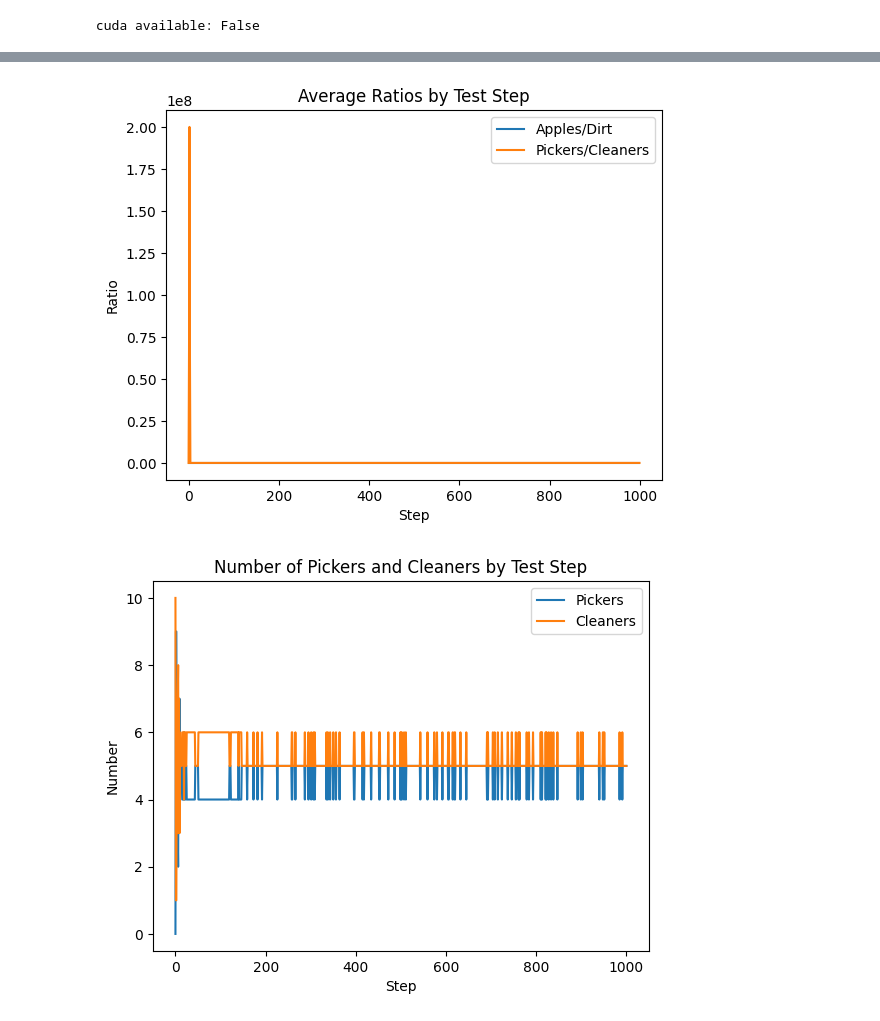
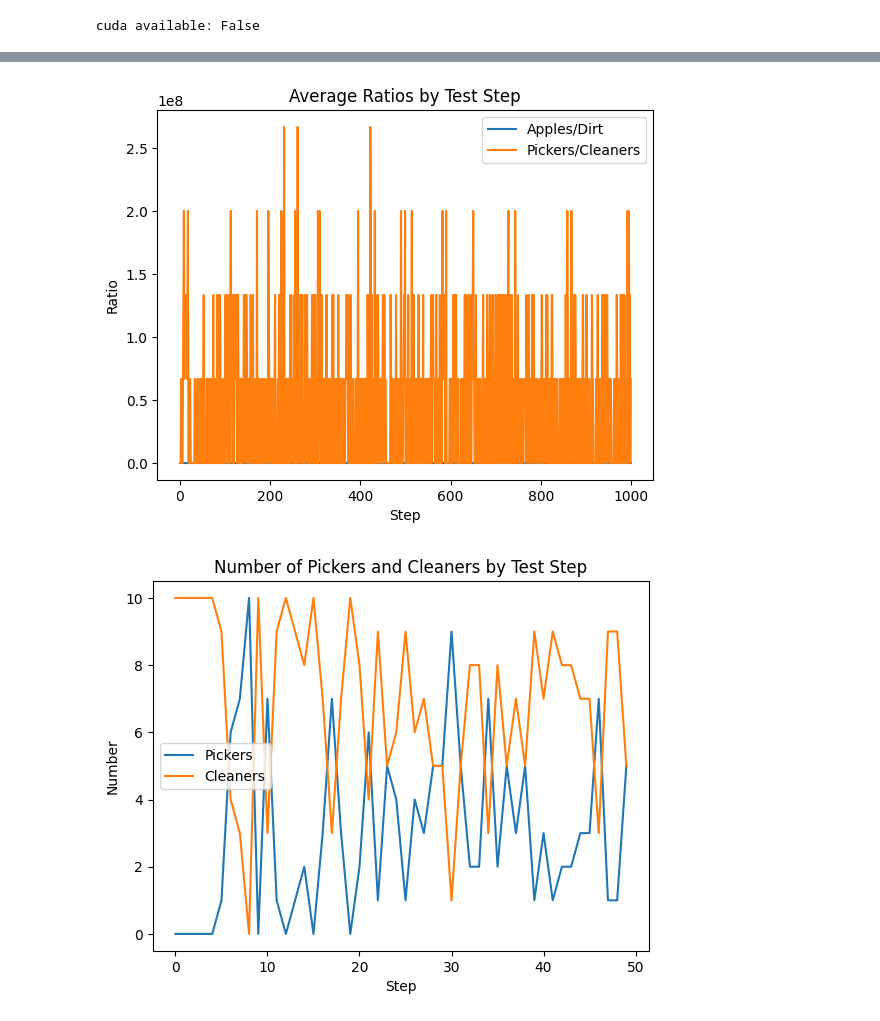
Before and after one commit to gnguralnick/social_reinforcement_learning, a Jupyter notebook: notebooks/one-d/exp_oned_u.ipynb, the cells around one changed output, grey strips where cells are left out. Cells and saved outputs as stored; diff of their text form; code cells hidden in the pictures.

```diff
--- a/notebooks/one-d/exp_oned_u.ipynb
+++ b/notebooks/one-d/exp_oned_u.ipynb
@@ -63,9 +63,10 @@ agentCoordinator = OneDUCoordinator(device=device,
                                     epsilon_decay=epsilon_decay,
                                     epsilon_min=epsilon_min,
                                     u_layers=[
-                                        (state_dim, 64),
-                                        (64, 32),
-                                        (32, 1)
+                                        (state_dim, 256),
+                                        (256, 128),
+                                        (128, 64),
+                                        (64, 1)
                                     ])
 # %%
 ending_ep_rewards = []
@@ -648,16 +310,16 @@ plt.plot(avg_picker_cleaner_ratios, label="Pickers/Cleaners")
 plt.legend()
 plt.show()
 # %% [output]
-[figure, old version]
+[figure, new version]
 # %%
 plt.figure()
 plt.title("Number of Pickers and Cleaners by Test Step")
 plt.xlabel("Step")
 plt.ylabel("Number")
 episode = test_stats[0]
-plt.plot(episode['pickers'], label="Pickers")
-plt.plot(episode['cleaners'], label="Cleaners")
+plt.plot(episode['pickers'][:50], label="Pickers")
+plt.plot(episode['cleaners'][:50], label="Cleaners")
 plt.legend()
 plt.show()
 # %% [output]
-[figure, old version]
+[figure, new version]
```
Also changed, not shown: parts of 8 cells of this notebook, 4 other files.
